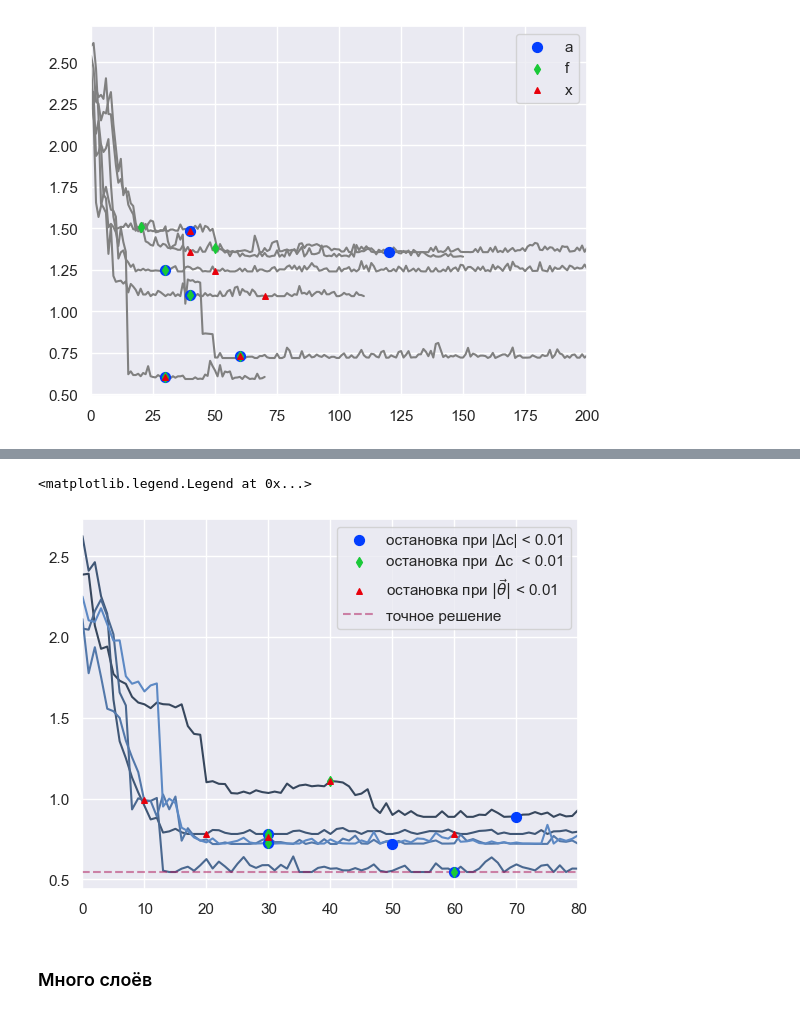
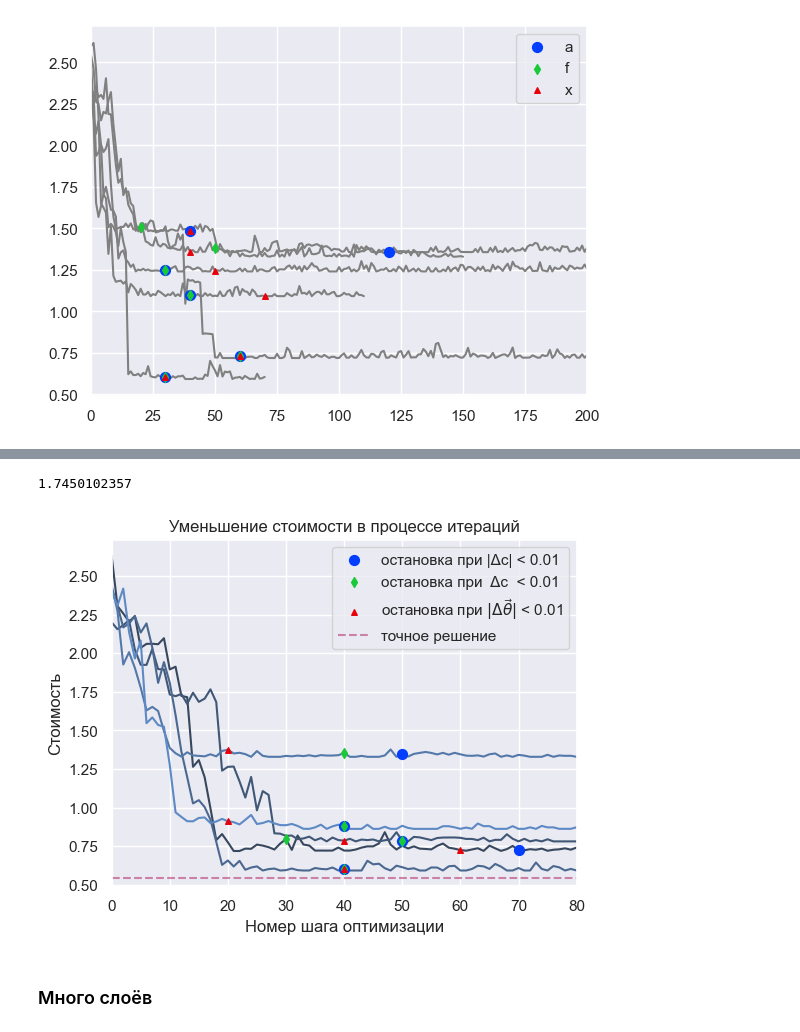
Before and after one commit to Batmaev/qua, a Jupyter notebook: CleanCalculations/cc1.ipynb, the cells around one changed output, grey strips where cells are left out. Cells and saved outputs as stored; diff of their text form; code cells hidden in the pictures.

Commit message:
diminishing pic

```diff
--- a/CleanCalculations/cc1.ipynb
+++ b/CleanCalculations/cc1.ipynb
@@ -1320,3 +1320,5 @@ plt.legend()
 [figure]
 # %%
 runs2 = [RxCNOTCircuit(6, 1).optimize(cost_matrix_6, verbose = True, abs = True, tol = -1) for _ in range(10)]
+# %%
+runs3 = [RxCNOTCircuit(6, 1).optimize(cost_matrix_6, verbose = True, abs = True, tol = -1) for _ in range(10)]
@@ -1323,36 +1345,44 @@ runs2 = [RxCNOTCircuit(6, 1).optimize(cost_matrix_6, verbose = True, abs = True,
+# %%
+np.load('./runs3.npy', allow_pickle = True)[3]['cost_history'][4]
+# %% [output]
+1.7450102357
 # %%
 aa = []
 ff = []
 xx = []
-for i, run in enumerate(runs2[5:]):
+plt.figure(figsize = (6, 4.5))
+for i, run in enumerate(runs3[5:]):
     ch = np.array(run['cost_history'])
 
     a = get_abs_endpoint(run['cost_history'], 1e-2, 6)
     aa.append((a, ch[a]))
 
     f = get_not_abs_endpoint(run['cost_history'], 1e-2, 6)
     ff.append((f, ch[f]))
 
     x = get_x_endpoint(run['shifts_history'], 1e-2, 6)
     xx.append((x, ch[x]))
 
     plt.plot(ch,
     c = sns.dark_palette('#69d', n_colors = 8)[i+2],
     zorder = 1
     )
 
 plt.scatter(*zip(*aa), c = [sns.color_palette('bright')[0]], marker='o', label='остановка при |Δc| < 0.01', alpha=1, s=50, zorder=2)
 plt.scatter(*zip(*ff), c = [sns.color_palette('bright')[2]], marker='d', label='остановка при  Δc  < 0.01', alpha=1, s=25, zorder=2)
-plt.scatter(*zip(*xx), c = [sns.color_palette('bright')[3]], marker='^', label=r'остановка при $\|\vec{\theta}\|$ < 0.01', alpha=1, s=16, zorder=2)
+plt.scatter(*zip(*xx), c = [sns.color_palette('bright')[3]], marker='^', label=r'остановка при $\|Δ\vec{\theta}\|$ < 0.01', alpha=1, s=16, zorder=2)
 
 plt.axhline(brute6['min_cost'], label = 'точное решение', zorder = 1, linestyle = 'dashed', alpha = 0.5, color = sns.color_palette('rocket')[2])
 
 plt.gca().set_xlim(0, 80)
 #plt.gca().set_ylim(bottom = brute6['min_cost'])
+plt.gca().set_title('Уменьшение стоимости в процессе итераций')
+plt.gca().set_xlabel('Номер шага оптимизации')
+plt.gca().set_ylabel('Стоимость')
 plt.legend()
+plt.savefig('./diminishing.pdf', bbox_inches = 'tight')
 # %% [output]
-<matplotlib.legend.Legend at 0x...>
-[figure, old version]
+[figure, new version]
 # %% [markdown]
 ### Много слоёв
 # %% [markdown]
```
Also changed, not shown: parts of 1 cell of this notebook, 7 other files.
